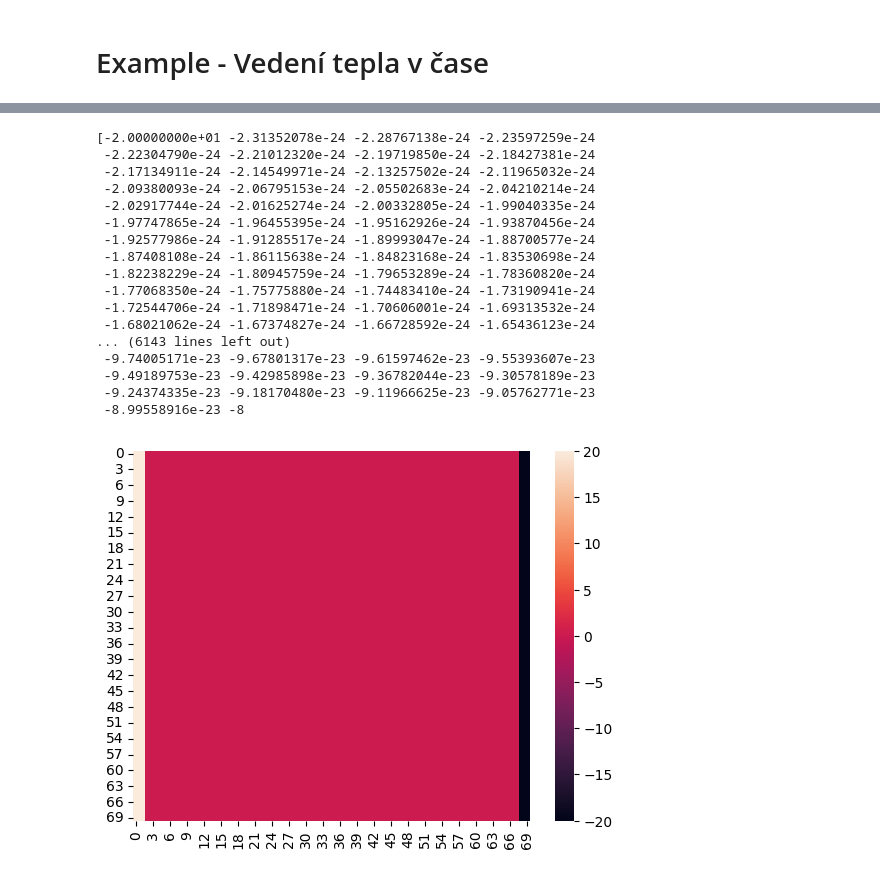
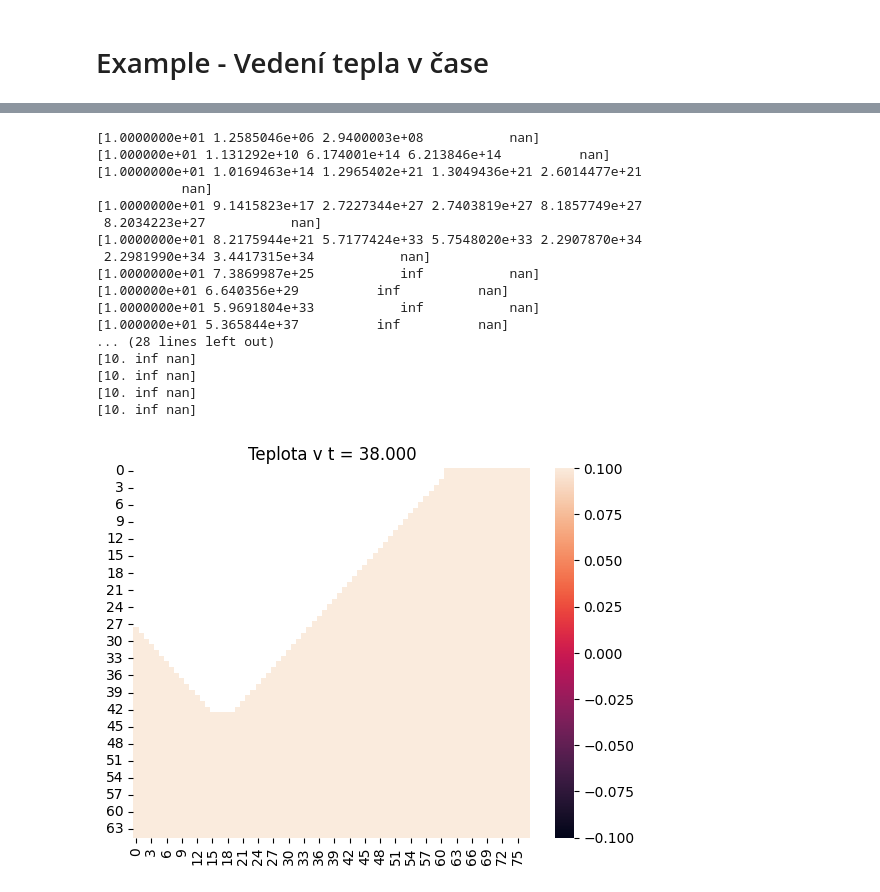
Before and after one commit to koc0326/projekt_vvp, a Jupyter notebook: examples.ipynb, the cells around one changed output, grey strips where cells are left out. Saved outputs shown, nothing was run; the diff lists cells and outputs as text; code cells hidden in the pictures.

```diff
--- a/examples.ipynb
+++ b/examples.ipynb
@@ -49,38 +47,36 @@ konec.run_u(S,co,start,stop,dt)
-# %%
-co = "cihla"
-
-if (co == "spirala"):
-    lam_0 = np.load("spiralaRHO_c.npy")
-    rho_0 = np.load("spiralaLAM.npy")
-    u_0 = np.load("spiralaU_initial.npy")
-elif (co == "cihla"):
-    rho_0 = np.load("cihlyRHO_c.npy")
-    lam_0 = np.load("cihlyLAM.npy")
-    u_0 = np.load("cihlyU_initial.npy")
-
-c = 980   # merna tepelna kapacita
-S = projekt.Obrazec(u_0,lam_0,rho_0,c)
-start = 0
-stop = 50
-dt = 0.001
-
-konec.run_u(S,co,start,stop,dt)
-# %% [output]
-[-2.00000000e+01 -2.31352078e-24 -2.28767138e-24 -2.23597259e-24
- -2.22304790e-24 -2.21012320e-24 -2.19719850e-24 -2.18427381e-24
- -2.17134911e-24 -2.14549971e-24 -2.13257502e-24 -2.11965032e-24
- -2.09380093e-24 -2.06795153e-24 -2.05502683e-24 -2.04210214e-24
- -2.02917744e-24 -2.01625274e-24 -2.00332805e-24 -1.99040335e-24
- -1.97747865e-24 -1.96455395e-24 -1.95162926e-24 -1.93870456e-24
- -1.92577986e-24 -1.91285517e-24 -1.89993047e-24 -1.88700577e-24
- -1.87408108e-24 -1.86115638e-24 -1.84823168e-24 -1.83530698e-24
- -1.82238229e-24 -1.80945759e-24 -1.79653289e-24 -1.78360820e-24
- -1.77068350e-24 -1.75775880e-24 -1.74483410e-24 -1.73190941e-24
- -1.72544706e-24 -1.71898471e-24 -1.70606001e-24 -1.69313532e-24
- -1.68021062e-24 -1.67374827e-24 -1.66728592e-24 -1.65436123e-24
-... (6143 lines left out)
- -9.74005171e-23 -9.67801317e-23 -9.61597462e-23 -9.55393607e-23
- -9.49189753e-23 -9.42985898e-23 -9.36782044e-23 -9.30578189e-23
- -9.24374335e-23 -9.18170480e-23 -9.11966625e-23 -9.05762771e-23
- -8.99558916e-23 -8
-[figure, removed]
+# %%
+co = "spirala"
+
+lam0 = np.load("spirala_RHO_c.npy")
+rho0 = np.load("spirala_LAM.npy")
+u0 = np.load("spirala_U_initial.npy")
+
+S = projekt.Obrazec(u0,lam0,rho0)
+start = 0
+stop = 40
+dt = 0.01
+dx = 0.1
+dy = 0.1
+
+# postup = "sparse" pro matice ve sparse formatu
+postup = "f"
+projekt.run_u(S,co,postup,start,stop,dt,dx,dy)
+# %% [output]
+[1.0000000e+01 1.2585046e+06 2.9400003e+08           nan]
+[1.000000e+01 1.131292e+10 6.174001e+14 6.213846e+14          nan]
+[1.0000000e+01 1.0169463e+14 1.2965402e+21 1.3049436e+21 2.6014477e+21
+           nan]
+[1.0000000e+01 9.1415823e+17 2.7227344e+27 2.7403819e+27 8.1857749e+27
+ 8.2034223e+27           nan]
+[1.0000000e+01 8.2175944e+21 5.7177424e+33 5.7548020e+33 2.2907870e+34
+ 2.2981990e+34 3.4417315e+34           nan]
+[1.0000000e+01 7.3869987e+25           inf           nan]
+[1.000000e+01 6.640356e+29          inf          nan]
+[1.0000000e+01 5.9691804e+33           inf           nan]
+[1.000000e+01 5.365844e+37          inf          nan]
+... (28 lines left out)
+[10. inf nan]
+[10. inf nan]
+[10. inf nan]
+[10. inf nan]
+[figure, added]
```
Also changed, not shown: parts of 6 cells of this notebook, 1 other file.
